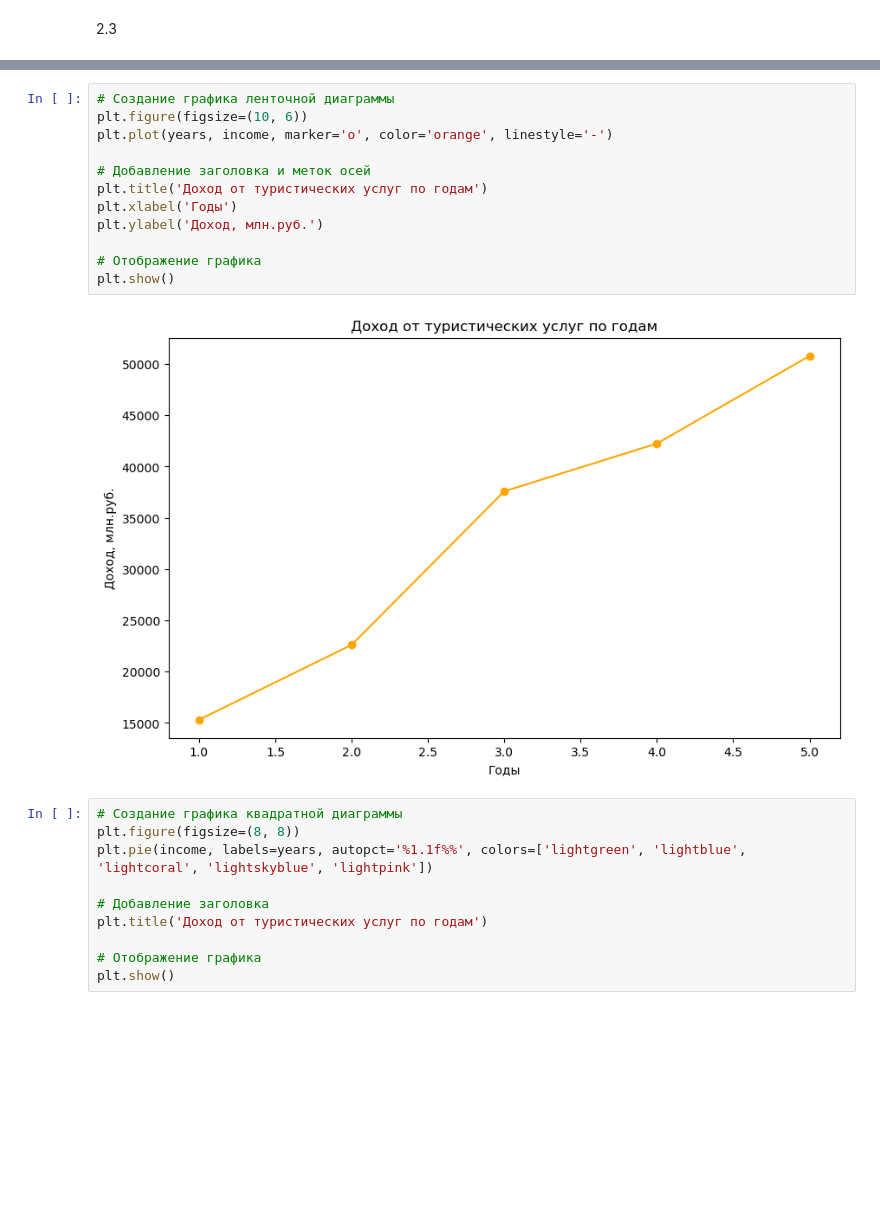
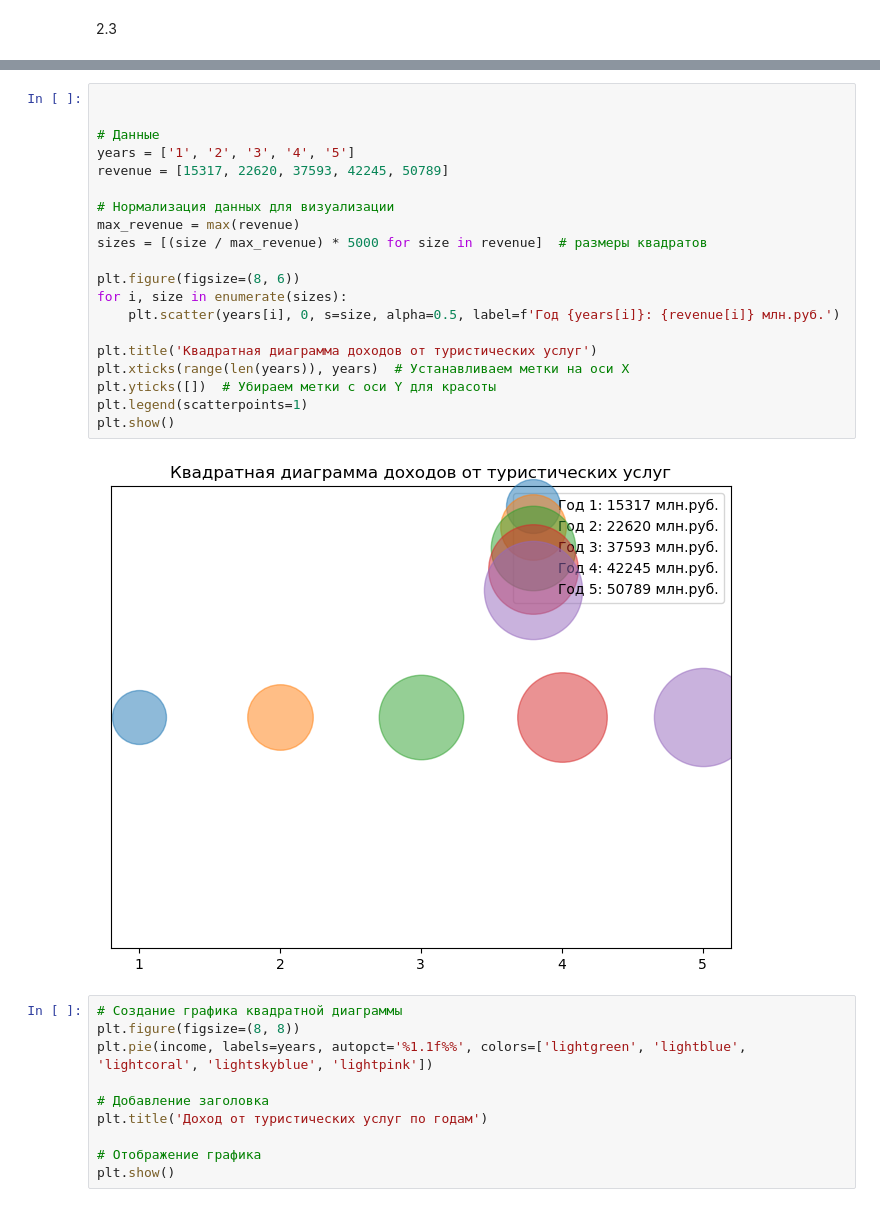
Before and after one commit to NDaVS/math, a Jupyter notebook: terver/dz4/main.ipynb, the cells around one changed output, grey strips where cells are left out. Cells and saved outputs as stored; diff of their text form; blank space fills up the shorter version.

```diff
--- a/terver/dz4/main.ipynb
+++ b/terver/dz4/main.ipynb
@@ -324,17 +351,25 @@ plt.show()
 # %%
-# Создание графика ленточной диаграммы
-plt.figure(figsize=(10, 6))
-plt.plot(years, income, marker='o', color='orange', linestyle='-')
 
-# Добавление заголовка и меток осей
-plt.title('Доход от туристических услуг по годам')
-plt.xlabel('Годы')
-plt.ylabel('Доход, млн.руб.')
 
-# Отображение графика
+# Данные
+years = ['1', '2', '3', '4', '5']
+revenue = [15317, 22620, 37593, 42245, 50789]
+
+# Нормализация данных для визуализации
+max_revenue = max(revenue)
+sizes = [(size / max_revenue) * 5000 for size in revenue]  # размеры квадратов
+
+plt.figure(figsize=(8, 6))
+for i, size in enumerate(sizes):
+    plt.scatter(years[i], 0, s=size, alpha=0.5, label=f'Год {years[i]}: {revenue[i]} млн.руб.')
+
+plt.title('Квадратная диаграмма доходов от туристических услуг')
+plt.xticks(range(len(years)), years)  # Устанавливаем метки на оси X
+plt.yticks([])  # Убираем метки с оси Y для красоты
+plt.legend(scatterpoints=1)
 plt.show()
 # %% [output]
-[figure, old version]
+[figure, new version]
 # %%
 # Создание графика квадратной диаграммы
 plt.figure(figsize=(8, 8))
```
Also changed, not shown: parts of 1 cell of this notebook, 18 other files.
